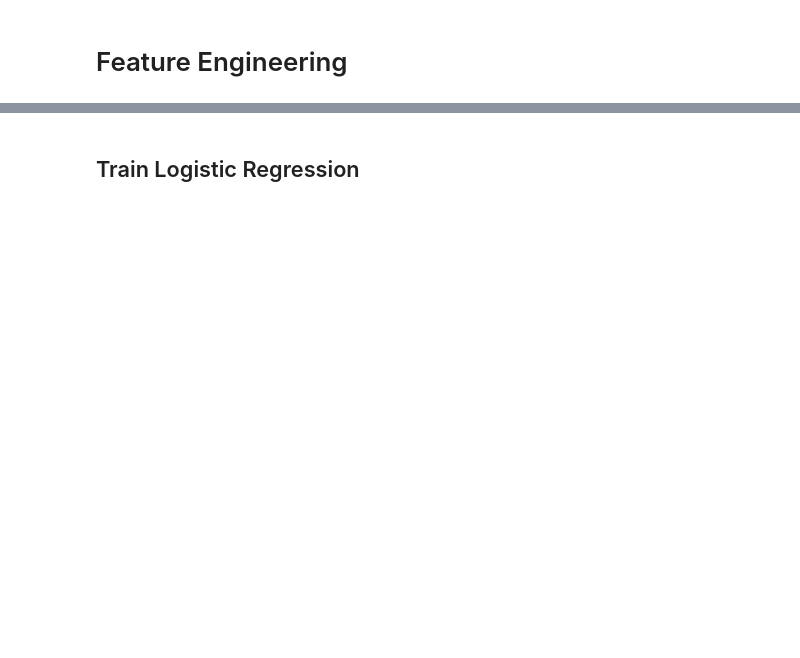
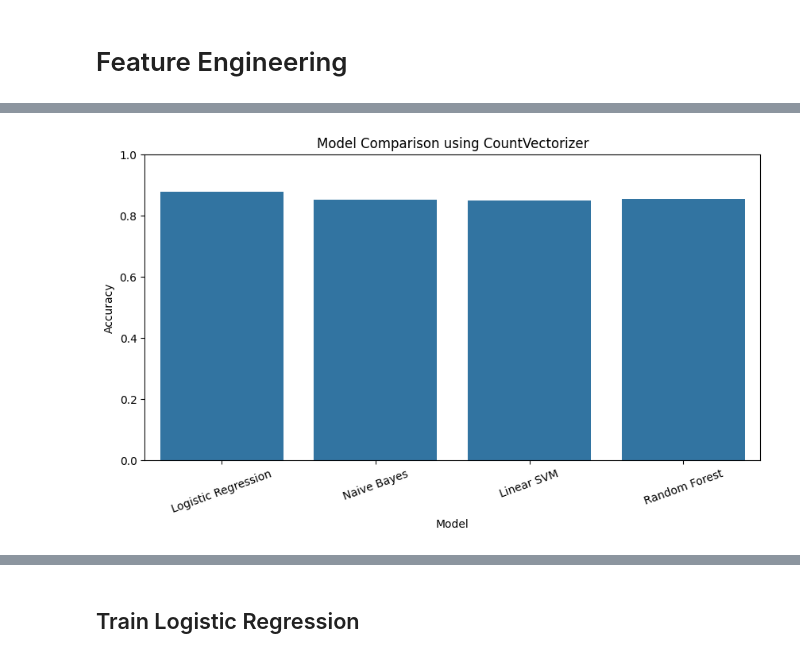
Before and after one commit to tojotk/IMDb_Movie_Reviews, a Jupyter notebook: IMDb_Movie_Reviews.ipynb, the cells around one changed output, grey strips where cells are left out. Drawn from its saved outputs; the diff is of its cells as text; code cells hidden in the pictures; blank space fills up the shorter version.

```diff
--- a/IMDb_Movie_Reviews.ipynb
+++ b/IMDb_Movie_Reviews.ipynb
@@ -364,0 +379,14 @@ print(X_test_tfidf.shape)
+# %%
+nb_count = MultinomialNB()
+
+nb_count.fit(X_train_count, y_train)
+
+y_pred_nb_count = nb_count.predict(X_test_count)
+
+accuracy_nb_count = accuracy_score(
+    y_test,
+    y_pred_nb_count
+)
+
+print("Naive Bayes Accuracy:",
+      accuracy_nb_count)
@@ -364,0 +439,17 @@ print(X_test_tfidf.shape)
+# %%
+count_results = pd.DataFrame({
+    'Model': [
+        'Logistic Regression',
+        'Naive Bayes',
+        'Linear SVM',
+        'Random Forest'
+    ],
+    'Accuracy': [
+        accuracy_lr_count,
+        accuracy_nb_count,
+        accuracy_svm_count,
+        accuracy_rf_count
+    ]
+})
+
+count_results
@@ -364,0 +462,15 @@ print(X_test_tfidf.shape)
+# %%
+plt.figure(figsize=(10, 5))
+
+sns.barplot(
+    x='Model',
+    y='Accuracy',
+    data=count_results
+)
+
+plt.title('Model Comparison using CountVectorizer')
+plt.xticks(rotation=20)
+plt.ylim(0, 1)
+plt.show()
+# %% [output]
+[figure, added]
```
Also changed, not shown: parts of 102 cells of this notebook.
